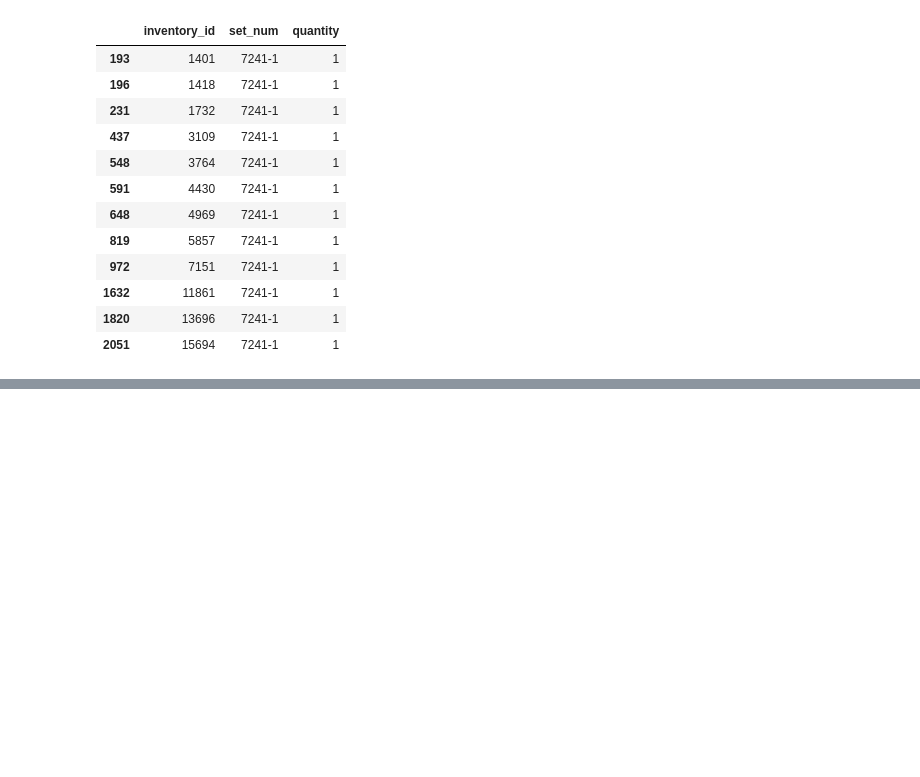
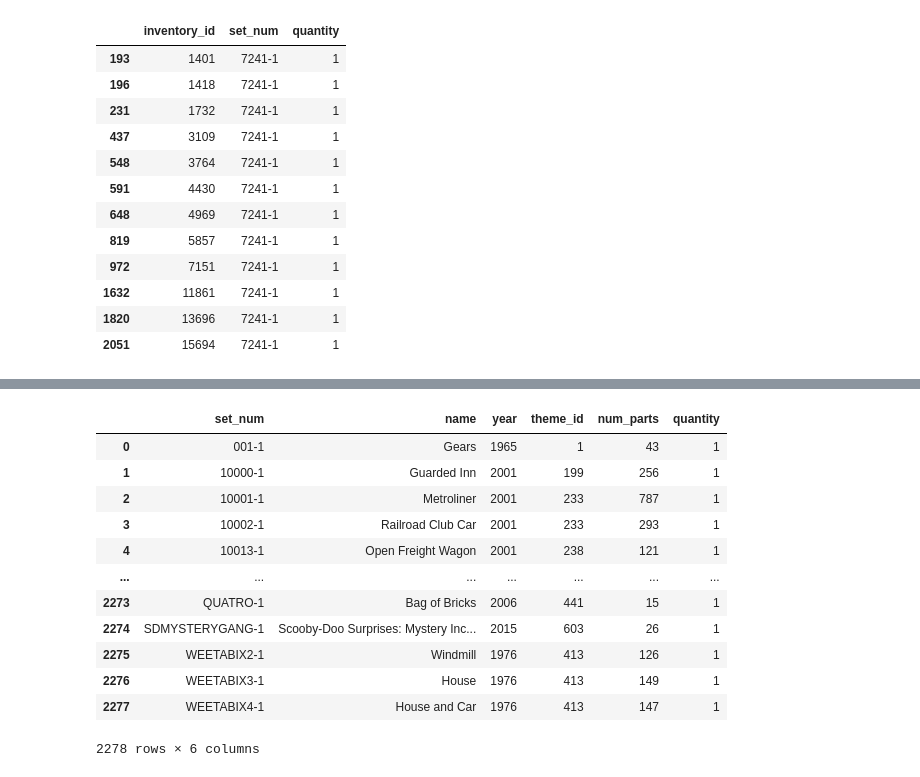
Before and after one commit to oscardbocanegra/udemy, a Jupyter notebook: analisis_datos/merging_dataframes.ipynb, the cells around one changed output, grey strips where cells are left out. Drawn from its saved outputs; the diff is of its cells as text; code cells hidden in the pictures; blank space fills up the shorter version.

```diff
--- a/analisis_datos/merging_dataframes.ipynb
+++ b/analisis_datos/merging_dataframes.ipynb
@@ -373,0 +430,2 @@ inventory_set.query("set_num =='7241-1'")
+# %%
+inventory_quantity = inventory_set.get(['set_num', 'quantity']).groupby('set_num').sum()
@@ -373,0 +442,16 @@ inventory_set.query("set_num =='7241-1'")
+# %%
+pd.merge(sets, inventory_quantity, on="set_num")
+# %% [output]
+|  | set_num | name | year | theme_id | num_parts | quantity |
+| 0 | 001-1 | Gears | 1965 | 1 | 43 | 1 |
+| 1 | 10000-1 | Guarded Inn | 2001 | 199 | 256 | 1 |
+| 2 | 10001-1 | Metroliner | 2001 | 233 | 787 | 1 |
+| 3 | 10002-1 | Railroad Club Car | 2001 | 233 | 293 | 1 |
+| 4 | 10013-1 | Open Freight Wagon | 2001 | 238 | 121 | 1 |
+| ... | ... | ... | ... | ... | ... | ... |
+| 2273 | QUATRO-1 | Bag of Bricks | 2006 | 441 | 15 | 1 |
+| 2274 | SDMYSTERYGANG-1 | Scooby-Doo Surprises: Mystery Inc... | 2015 | 603 | 26 | 1 |
+| 2275 | WEETABIX2-1 | Windmill | 1976 | 413 | 126 | 1 |
+| 2276 | WEETABIX3-1 | House | 1976 | 413 | 149 | 1 |
+| 2277 | WEETABIX4-1 | House and Car | 1976 | 413 | 147 | 1 |
+2278 rows × 6 columns
```
Also changed, not shown: parts of 5 cells of this notebook.
